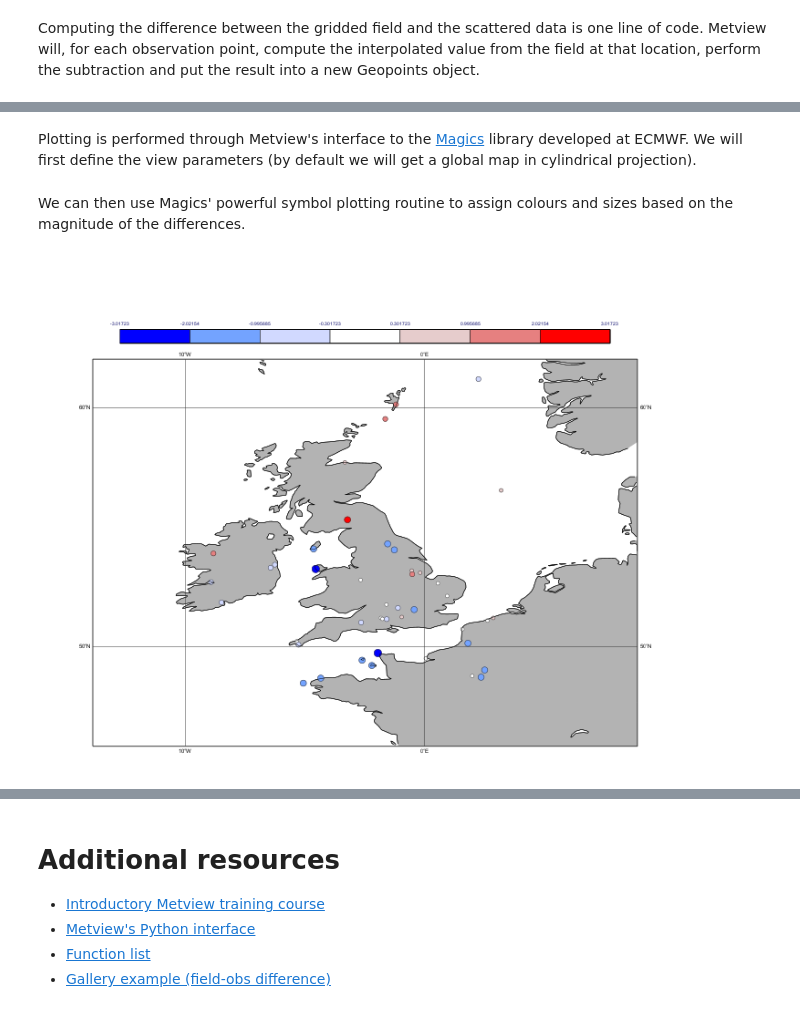
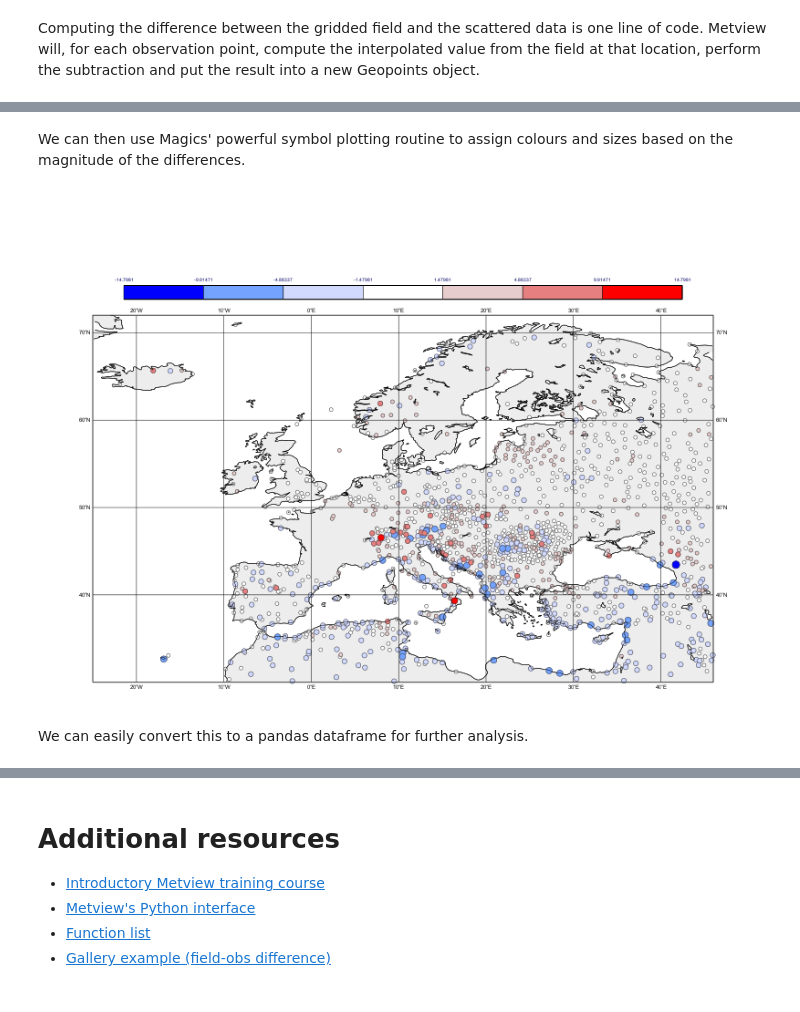
Before and after one commit to ecmwf/metview-python, a Jupyter notebook: examples/field_obs_difference.ipynb, the cells around one changed output, grey strips where cells are left out. Cells and saved outputs as stored; diff of their text form; code cells hidden in the pictures.

Commit message:
EXAMPLES: updated and expanded the field-obs notebook [MPY-210]

```diff
--- a/examples/field_obs_difference.ipynb
+++ b/examples/field_obs_difference.ipynb
@@ -12,0 +18,22 @@ obs_3day = mv.read('./obs_3day.bufr')
+# %%
+area = [30,-25,72,46] # S,W,N,E
+# %%
+europe = mv.geoview(
+    map_area_definition = "corners",
+    area                = area,
+    coastlines = mv.mcoast(
+        map_coastline_land_shade        = "on",
+        map_coastline_land_shade_colour = "#eeeeee",
+        map_grid_latitude_increment     = 10,
+        map_grid_longitude_increment    = 10)
+    )
+
+auto_style = mv.mcont(contour_automatic_setting = "ecmwf")
+
+grid_1x1 = mv.mcont(
+    contour                          = "off",
+    contour_grid_value_plot          = "on",
+    contour_grid_value_plot_type     = "marker",
+    contour_grid_value_marker_colour = "burgundy",
+    grib_scaling_of_retrieved_fields = "off"
+    )
@@ -12,0 +52,10 @@ obs_3day = mv.read('./obs_3day.bufr')
+# %%
+if use_mars:
+    obs_3day = mv.retrieve(
+        type   = "ob",
+        repres = "bu",
+        date   = -3,
+        area   = area
+        )
+else:
+    obs_3day = mv.read('./obs_3day.bufr')
@@ -15,8 +75,8 @@ BUFR can contain a complex arragement of data. Metview has a powerful BUFR exami
 # %%
 t2m_gpt = mv.obsfilter(
+    data = obs_3day,
     parameter = 'airTemperatureAt2M',
-    output = 'geopoints',
-    data = obs_3day
+    output = 'geopoints'
 )
 # %% [markdown]
 Computing the difference between the gridded field and the scattered data is one line of code. Metview will, for each observation point, compute the interpolated value from the field at that location, perform the subtraction and put the result into a new Geopoints object.
@@ -29,2 +84,0 @@ mv.setoutput('jupyter')
-# %% [markdown]
-Plotting is performed through Metview's interface to the [Magics](https://confluence.ecmwf.int/display/MAGP/Magics) library developed at ECMWF. We will first define the view parameters (by default we will get a global map in cylindrical projection).
@@ -63,6 +102,8 @@ diff_symb = mv.msymb(
     symbol_advanced_table_height_list    = [0.6,0.5,0.4,0.3,0.3,0.4,0.5,0.6]
 )
 # %%
-mv.plot(area_view, diff, diff_symb)
+mv.plot(europe, diff, diff_symb)
 # %% [output]
-[figure, old version]
+[figure, new version]
+# %% [markdown]
+We can easily convert this to a pandas dataframe for further analysis.
```
Also changed, not shown: parts of 25 cells of this notebook, 2 other files.
